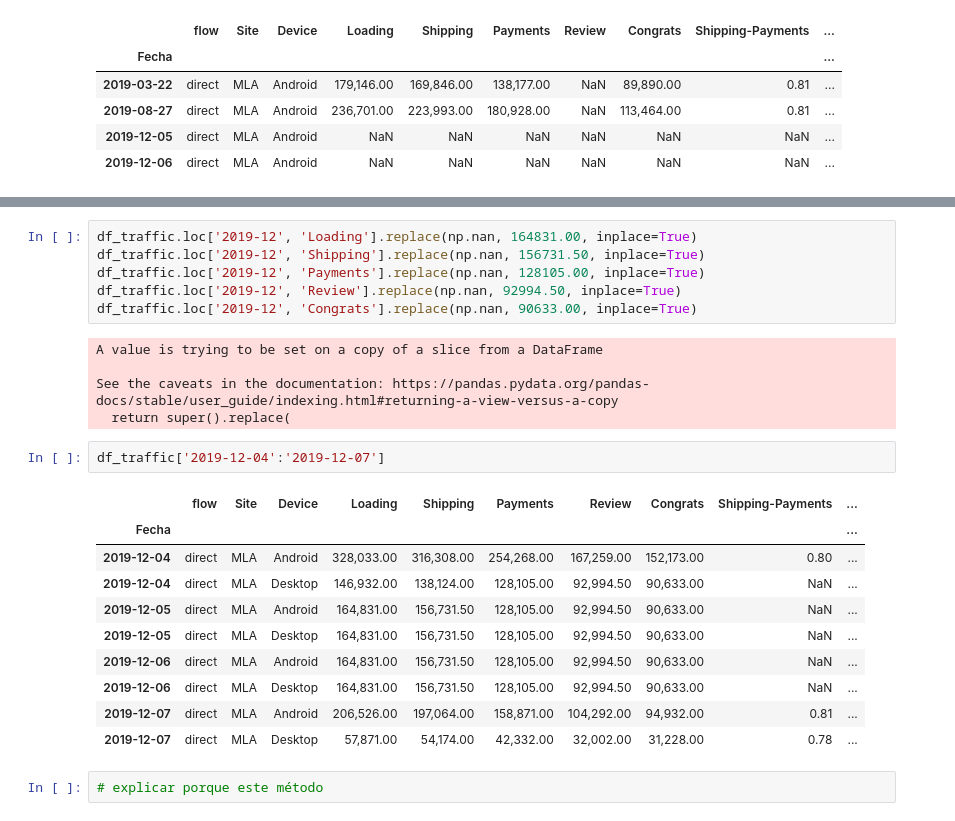
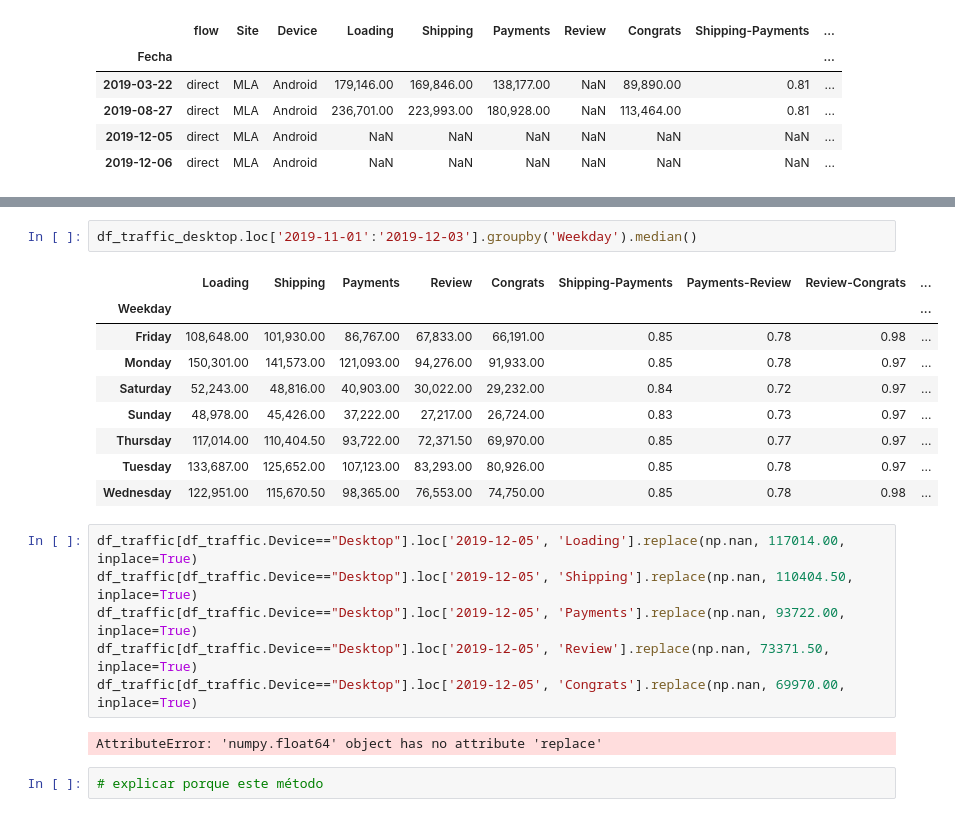
Before and after one commit to genesisns/diplodatos, a Jupyter notebook: Mentoria_TP2_ms.ipynb, the cells around one changed output, grey strips where cells are left out. Cells and saved outputs as stored; diff of their text form.

```diff
--- a/Mentoria_TP2_ms.ipynb
+++ b/Mentoria_TP2_ms.ipynb
@@ -370,27 +379,23 @@ dtype: float64
+# %%
+df_traffic_desktop.loc['2019-11-01':'2019-12-03'].groupby('Weekday').median()
+# %% [output]
+|  | Loading | Shipping | Payments | Review | Congrats | Shipping-Payments | Payments-Review | Review-Congrats | ... |
+| Weekday |  |  |  |  |  |  |  |  | ... |
+| Friday | 108,648.00 | 101,930.00 | 86,767.00 | 67,833.00 | 66,191.00 | 0.85 | 0.78 | 0.98 | ... |
+| Monday | 150,301.00 | 141,573.00 | 121,093.00 | 94,276.00 | 91,933.00 | 0.85 | 0.78 | 0.97 | ... |
+| Saturday | 52,243.00 | 48,816.00 | 40,903.00 | 30,022.00 | 29,232.00 | 0.84 | 0.72 | 0.97 | ... |
+| Sunday | 48,978.00 | 45,426.00 | 37,222.00 | 27,217.00 | 26,724.00 | 0.83 | 0.73 | 0.97 | ... |
+| Thursday | 117,014.00 | 110,404.50 | 93,722.00 | 72,371.50 | 69,970.00 | 0.85 | 0.77 | 0.97 | ... |
+| Tuesday | 133,687.00 | 125,652.00 | 107,123.00 | 83,293.00 | 80,926.00 | 0.85 | 0.78 | 0.97 | ... |
+| Wednesday | 122,951.00 | 115,670.50 | 98,365.00 | 76,553.00 | 74,750.00 | 0.85 | 0.78 | 0.98 | ... |
 # %%
-df_traffic.loc['2019-12', 'Loading'].replace(np.nan, 164831.00, inplace=True)
-df_traffic.loc['2019-12', 'Shipping'].replace(np.nan, 156731.50, inplace=True)
-df_traffic.loc['2019-12', 'Payments'].replace(np.nan, 128105.00, inplace=True)
-df_traffic.loc['2019-12', 'Review'].replace(np.nan, 92994.50, inplace=True)
-df_traffic.loc['2019-12', 'Congrats'].replace(np.nan, 90633.00, inplace=True)
+df_traffic[df_traffic.Device=="Desktop"].loc['2019-12-05', 'Loading'].replace(np.nan, 117014.00, inplace=True)
+df_traffic[df_traffic.Device=="Desktop"].loc['2019-12-05', 'Shipping'].replace(np.nan, 110404.50, inplace=True)
+df_traffic[df_traffic.Device=="Desktop"].loc['2019-12-05', 'Payments'].replace(np.nan, 93722.00, inplace=True)
+df_traffic[df_traffic.Device=="Desktop"].loc['2019-12-05', 'Review'].replace(np.nan, 73371.50, inplace=True)
+df_traffic[df_traffic.Device=="Desktop"].loc['2019-12-05', 'Congrats'].replace(np.nan, 69970.00, inplace=True)
 # %% [output]
-A value is trying to be set on a copy of a slice from a DataFrame
-
-See the caveats in the documentation: https://pandas.pydata.org/pandas-docs/stable/user_guide/indexing.html#returning-a-view-versus-a-copy
-  return super().replace(
+AttributeError: 'numpy.float64' object has no attribute 'replace'
-# %%
-df_traffic['2019-12-04':'2019-12-07']
-# %% [output]
-|  | flow | Site | Device | Loading | Shipping | Payments | Review | Congrats | Shipping-Payments | ... |
-| Fecha |  |  |  |  |  |  |  |  |  | ... |
-| 2019-12-04 | direct | MLA | Android | 328,033.00 | 316,308.00 | 254,268.00 | 167,259.00 | 152,173.00 | 0.80 | ... |
-| 2019-12-04 | direct | MLA | Desktop | 146,932.00 | 138,124.00 | 128,105.00 | 92,994.50 | 90,633.00 | NaN | ... |
-| 2019-12-05 | direct | MLA | Android | 164,831.00 | 156,731.50 | 128,105.00 | 92,994.50 | 90,633.00 | NaN | ... |
-| 2019-12-05 | direct | MLA | Desktop | 164,831.00 | 156,731.50 | 128,105.00 | 92,994.50 | 90,633.00 | NaN | ... |
-| 2019-12-06 | direct | MLA | Android | 164,831.00 | 156,731.50 | 128,105.00 | 92,994.50 | 90,633.00 | NaN | ... |
-| 2019-12-06 | direct | MLA | Desktop | 164,831.00 | 156,731.50 | 128,105.00 | 92,994.50 | 90,633.00 | NaN | ... |
-| 2019-12-07 | direct | MLA | Android | 206,526.00 | 197,064.00 | 158,871.00 | 104,292.00 | 94,932.00 | 0.81 | ... |
-| 2019-12-07 | direct | MLA | Desktop | 57,871.00 | 54,174.00 | 42,332.00 | 32,002.00 | 31,228.00 | 0.78 | ... |
 # %%
 # explicar porque este método
 # %%
```
Also changed, not shown: parts of 20 cells of this notebook.
